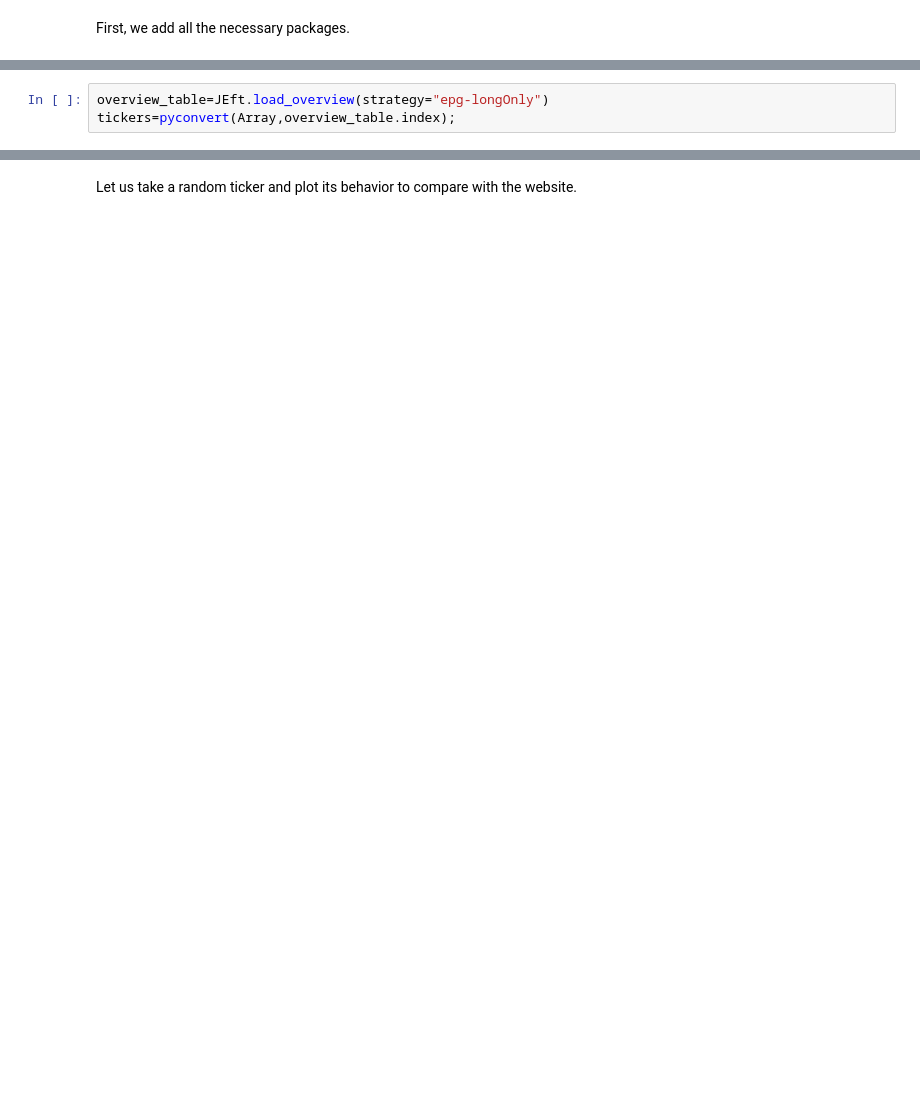
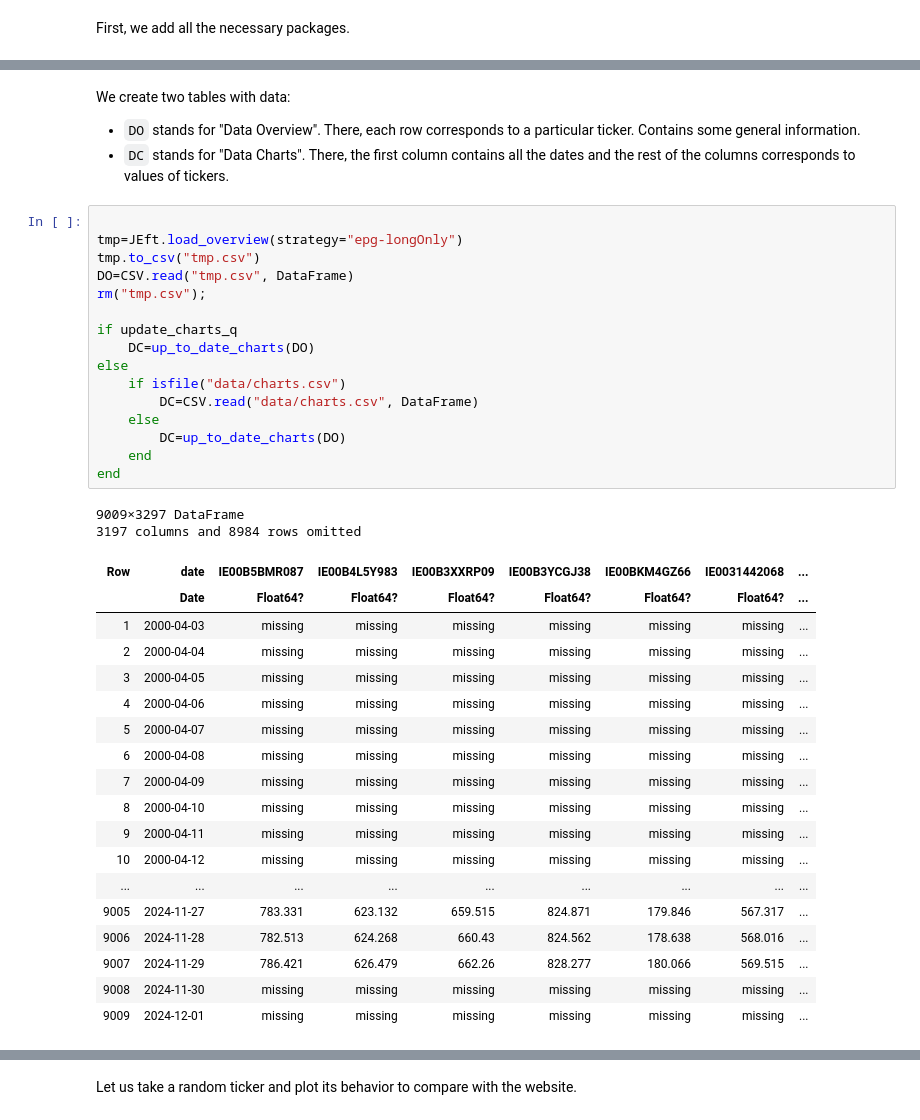
Before and after one commit to ebelnikola/portfolio, a Jupyter notebook: portfolio.ipynb, the cells around one changed output, grey strips where cells are left out. Saved outputs shown, nothing was run; the diff lists cells and outputs as text; blank space fills up the shorter version.

```diff
--- a/portfolio.ipynb
+++ b/portfolio.ipynb
@@ -44,3 +22,0 @@ Now, we load overview table. It contains some basic information about all ticker
-# %%
-overview_table=JEft.load_overview(strategy="epg-longOnly")
-tickers=pyconvert(Array,overview_table.index);
@@ -172,0 +40,41 @@ ticker_to_index=(enumerate(tickers) .|> x->(x[2],x[1])) |> Dict;
+# %% [markdown]
+We create two tables with data:
+ - `DO` stands for "Data Overview". There, each row corresponds to a particular ticker. Contains some general information.
+ - `DC` stands for "Data Charts". There, the first column contains all the dates and the rest of the columns corresponds to values of tickers.
+# %%
+
+tmp=JEft.load_overview(strategy="epg-longOnly")
+tmp.to_csv("tmp.csv")
+DO=CSV.read("tmp.csv", DataFrame)
+rm("tmp.csv");
+
+if update_charts_q
+    DC=up_to_date_charts(DO)
+else
+    if isfile("data/charts.csv")
+        DC=CSV.read("data/charts.csv", DataFrame)
+    else
+        DC=up_to_date_charts(DO)
+    end
+end
+# %% [output]
+9009×3297 DataFrame
+3197 columns and 8984 rows omitted
+| Row | date | IE00B5BMR087 | IE00B4L5Y983 | IE00B3XXRP09 | IE00B3YCGJ38 | IE00BKM4GZ66 | IE0031442068 | ... |
+|  | Date | Float64? | Float64? | Float64? | Float64? | Float64? | Float64? | ... |
+| 1 | 2000-04-03 | missing | missing | missing | missing | missing | missing | ... |
+| 2 | 2000-04-04 | missing | missing | missing | missing | missing | missing | ... |
+| 3 | 2000-04-05 | missing | missing | missing | missing | missing | missing | ... |
+| 4 | 2000-04-06 | missing | missing | missing | missing | missing | missing | ... |
+| 5 | 2000-04-07 | missing | missing | missing | missing | missing | missing | ... |
+| 6 | 2000-04-08 | missing | missing | missing | missing | missing | missing | ... |
+| 7 | 2000-04-09 | missing | missing | missing | missing | missing | missing | ... |
+| 8 | 2000-04-10 | missing | missing | missing | missing | missing | missing | ... |
+| 9 | 2000-04-11 | missing | missing | missing | missing | missing | missing | ... |
+| 10 | 2000-04-12 | missing | missing | missing | missing | missing | missing | ... |
+| ... | ... | ... | ... | ... | ... | ... | ... | ... |
+| 9005 | 2024-11-27 | 783.331 | 623.132 | 659.515 | 824.871 | 179.846 | 567.317 | ... |
+| 9006 | 2024-11-28 | 782.513 | 624.268 | 660.43 | 824.562 | 178.638 | 568.016 | ... |
+| 9007 | 2024-11-29 | 786.421 | 626.479 | 662.26 | 828.277 | 180.066 | 569.515 | ... |
+| 9008 | 2024-11-30 | missing | missing | missing | missing | missing | missing | ... |
+| 9009 | 2024-12-01 | missing | missing | missing | missing | missing | missing | ... |
```
Also changed, not shown: parts of 46 cells of this notebook, 2 other files.
